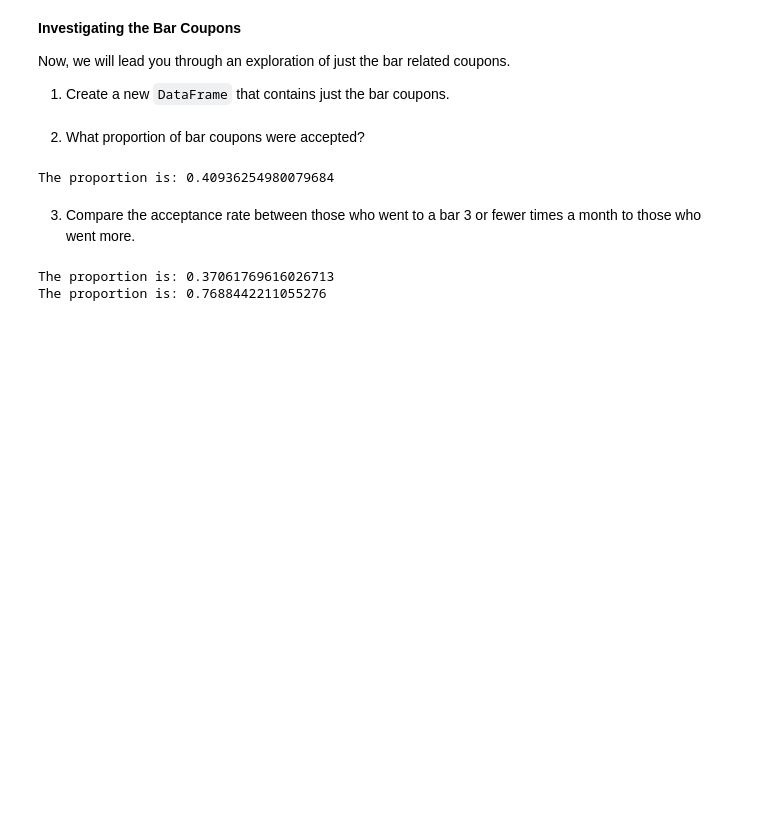
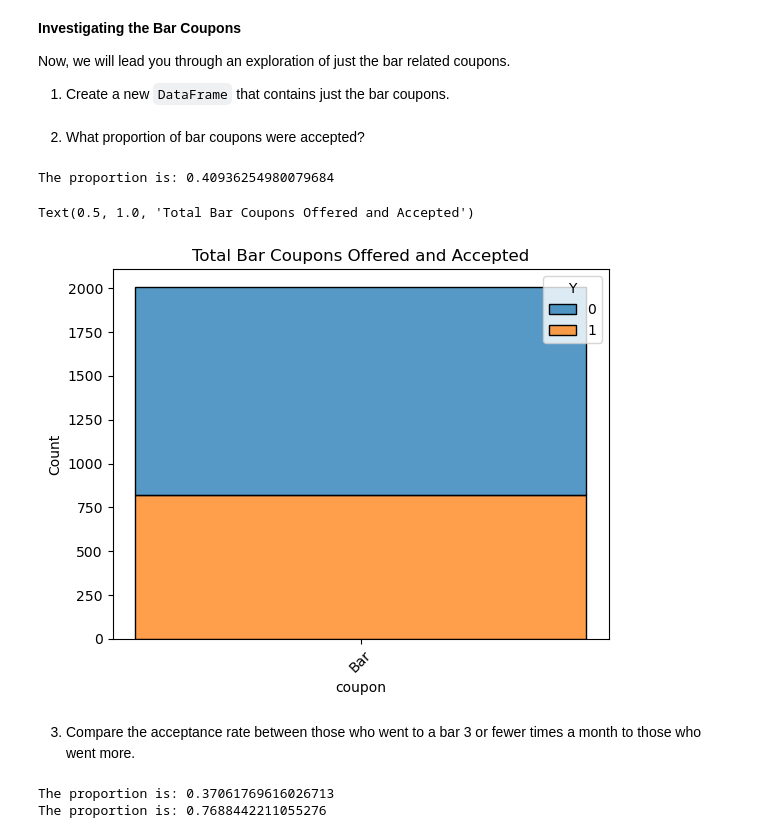
Before and after one commit to BrianPlace9151/Berkeley-MLAI-Cert-Mod-5_1-Coupons-Assignment, a Jupyter notebook: prompt.ipynb, the cells around one changed output. Drawn from its saved outputs; the diff is of its cells as text; code cells hidden in the pictures; blank space fills up the shorter version.

```diff
--- a/prompt.ipynb
+++ b/prompt.ipynb
@@ -271,14 +272,19 @@ bar_coupons_only = data_scrubbed[data_scrubbed['coupon'] == 'Bar']
 # %% [markdown]
 2. What proportion of bar coupons were accepted?
 # %%
-# use pandas to count number of records with column Y equal to 1 which says person will use coupon and divide by total number of records
+# use pandas to count number of records with column Y equal to 1 which says person will accept the coupon and divide by total number of records
 Y= 'Y'
-will_use_bar_coupon = (bar_coupons_only[Y] == 1).sum()
+will_accept_bar_coupon = (bar_coupons_only[Y] == 1).sum()
 total_rows = len(bar_coupons_only[Y])
-proportion_will_use_bar_coupon = will_use_bar_coupon / total_rows
-print(f"The proportion is: {proportion_will_use_bar_coupon}")
+proportion_will_accept_bar_coupon = will_accept_bar_coupon / total_rows
+print(f"The proportion is: {proportion_will_accept_bar_coupon}")
+sns.histplot(data=bar_coupons_only, x='coupon', hue='Y', multiple='stack')
+plt.xticks(rotation=45)
+plt.title('Total Bar Coupons Offered and Accepted')
 # %% [output]
 The proportion is: 0.40936254980079684
+Text(0.5, 1.0, 'Total Bar Coupons Offered and Accepted')
+[figure, added]
 # %% [markdown]
 3. Compare the acceptance rate between those who went to a bar 3 or fewer times a month to those who went more.
 # %%
```
Also changed, not shown: parts of 9 cells of this notebook.
